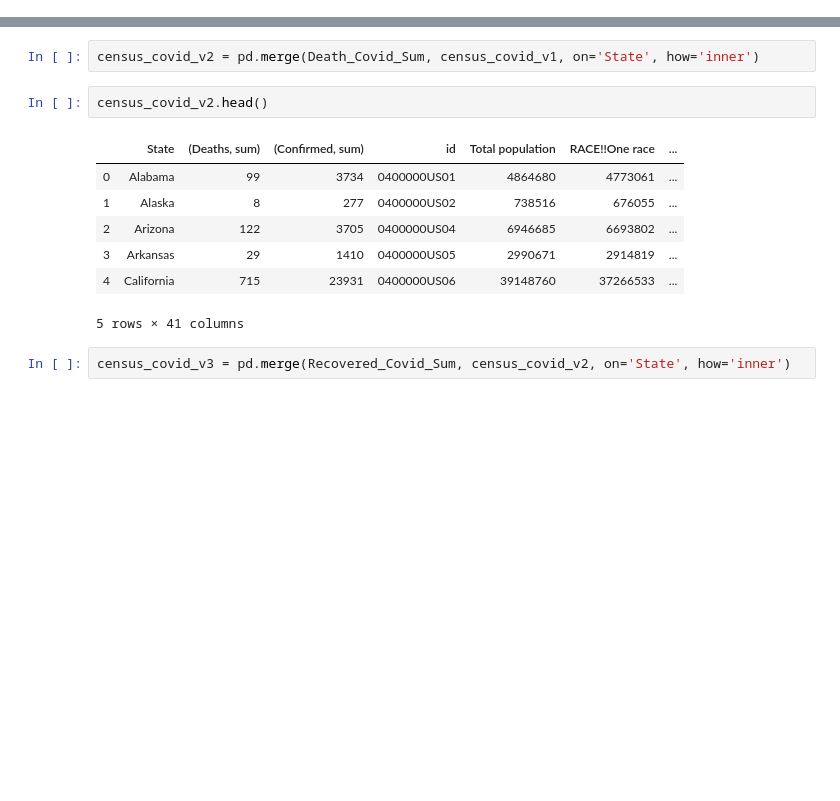
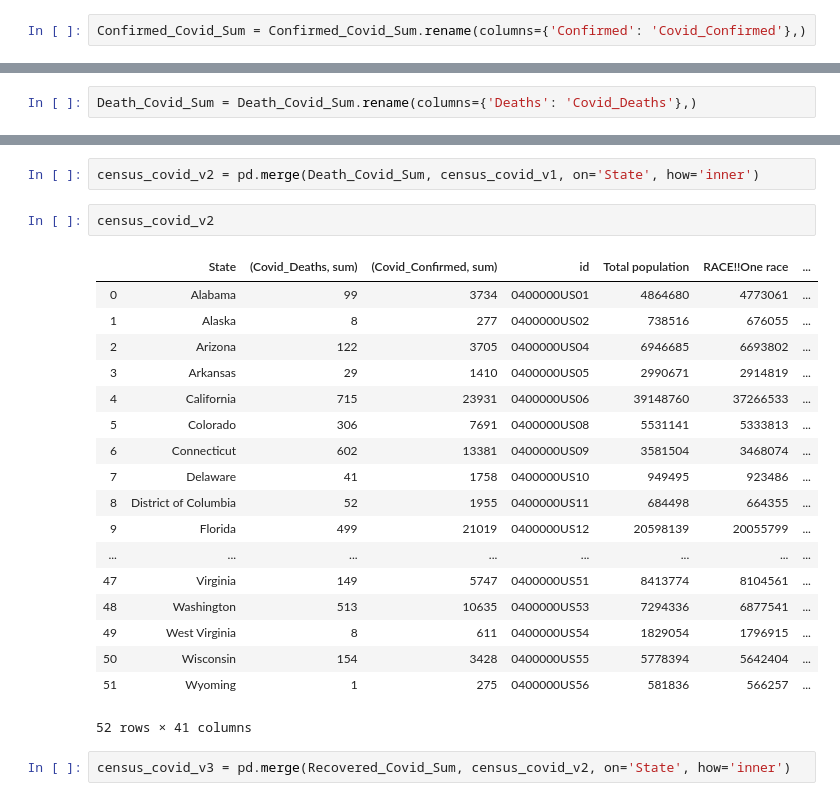
Before and after one commit to Baby-Yoda2423/Python4Project, a Jupyter notebook: Python Project.ipynb, the cells around one changed output, grey strips where cells are left out. Saved outputs shown, nothing was run; the diff lists cells and outputs as text; blank space fills up the shorter version.

```diff
--- a/Python Project.ipynb
+++ b/Python Project.ipynb
@@ -82,6 +82,8 @@ covid_usa_only.groupby('State').agg({'Confirmed':['sum']}).head()
 | California | 23931 |
 # %%
 Confirmed_Covid_Sum = covid_usa_only.groupby('State').agg({'Confirmed':['sum']})
+# %%
+Confirmed_Covid_Sum = Confirmed_Covid_Sum.rename(columns={'Confirmed': 'Covid_Confirmed'},)
 # %%
 Confirmed_Covid_Sum.head()
 # %% [output]
@@ -95,6 +97,8 @@ Confirmed_Covid_Sum.head()
 | California | 23931 |
 # %%
 Death_Covid_Sum = covid_usa_only.groupby('State').agg({'Deaths':['sum']})
+# %%
+Death_Covid_Sum = Death_Covid_Sum.rename(columns={'Deaths': 'Covid_Deaths'},)
 # %%
 Death_Covid_Sum.head()
 # %% [output]
@@ -134,15 +162,26 @@ census_covid_v1.head()
 # %%
 census_covid_v2 = pd.merge(Death_Covid_Sum, census_covid_v1, on='State', how='inner')
 # %%
-census_covid_v2.head()
+census_covid_v2
 # %% [output]
-|  | State | (Deaths, sum) | (Confirmed, sum) | id | Total population | RACE!!One race | ... |
+|  | State | (Covid_Deaths, sum) | (Covid_Confirmed, sum) | id | Total population | RACE!!One race | ... |
 | 0 | Alabama | 99 | 3734 | 0400000US01 | 4864680 | 4773061 | ... |
 | 1 | Alaska | 8 | 277 | 0400000US02 | 738516 | 676055 | ... |
 | 2 | Arizona | 122 | 3705 | 0400000US04 | 6946685 | 6693802 | ... |
 | 3 | Arkansas | 29 | 1410 | 0400000US05 | 2990671 | 2914819 | ... |
 | 4 | California | 715 | 23931 | 0400000US06 | 39148760 | 37266533 | ... |
+| 5 | Colorado | 306 | 7691 | 0400000US08 | 5531141 | 5333813 | ... |
+| 6 | Connecticut | 602 | 13381 | 0400000US09 | 3581504 | 3468074 | ... |
+| 7 | Delaware | 41 | 1758 | 0400000US10 | 949495 | 923486 | ... |
+| 8 | District of Columbia | 52 | 1955 | 0400000US11 | 684498 | 664355 | ... |
+| 9 | Florida | 499 | 21019 | 0400000US12 | 20598139 | 20055799 | ... |
+| ... | ... | ... | ... | ... | ... | ... | ... |
+| 47 | Virginia | 149 | 5747 | 0400000US51 | 8413774 | 8104561 | ... |
+| 48 | Washington | 513 | 10635 | 0400000US53 | 7294336 | 6877541 | ... |
+| 49 | West Virginia | 8 | 611 | 0400000US54 | 1829054 | 1796915 | ... |
+| 50 | Wisconsin | 154 | 3428 | 0400000US55 | 5778394 | 5642404 | ... |
+| 51 | Wyoming | 1 | 275 | 0400000US56 | 581836 | 566257 | ... |
-5 rows × 41 columns
+52 rows × 41 columns
 # %%
 census_covid_v3 = pd.merge(Recovered_Covid_Sum, census_covid_v2, on='State', how='inner')
 # %%
```
Also changed, not shown: parts of 69 cells of this notebook, 2 other files.
